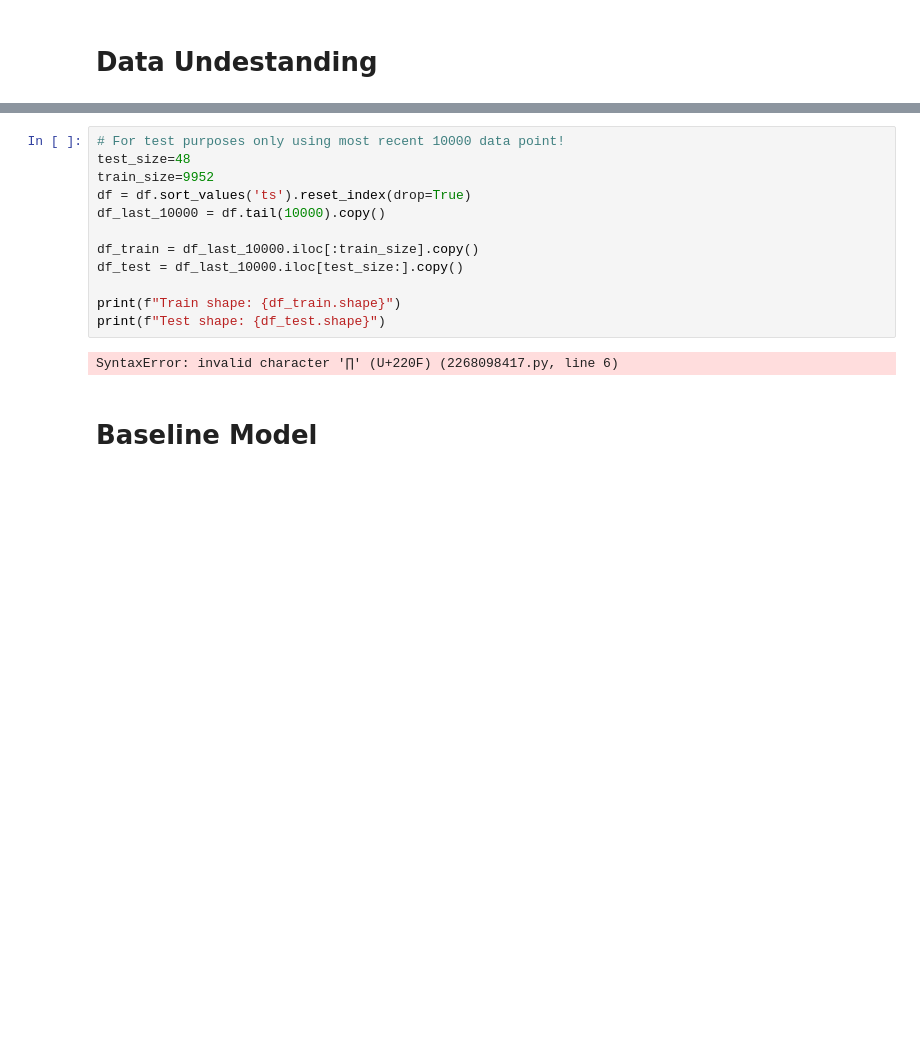
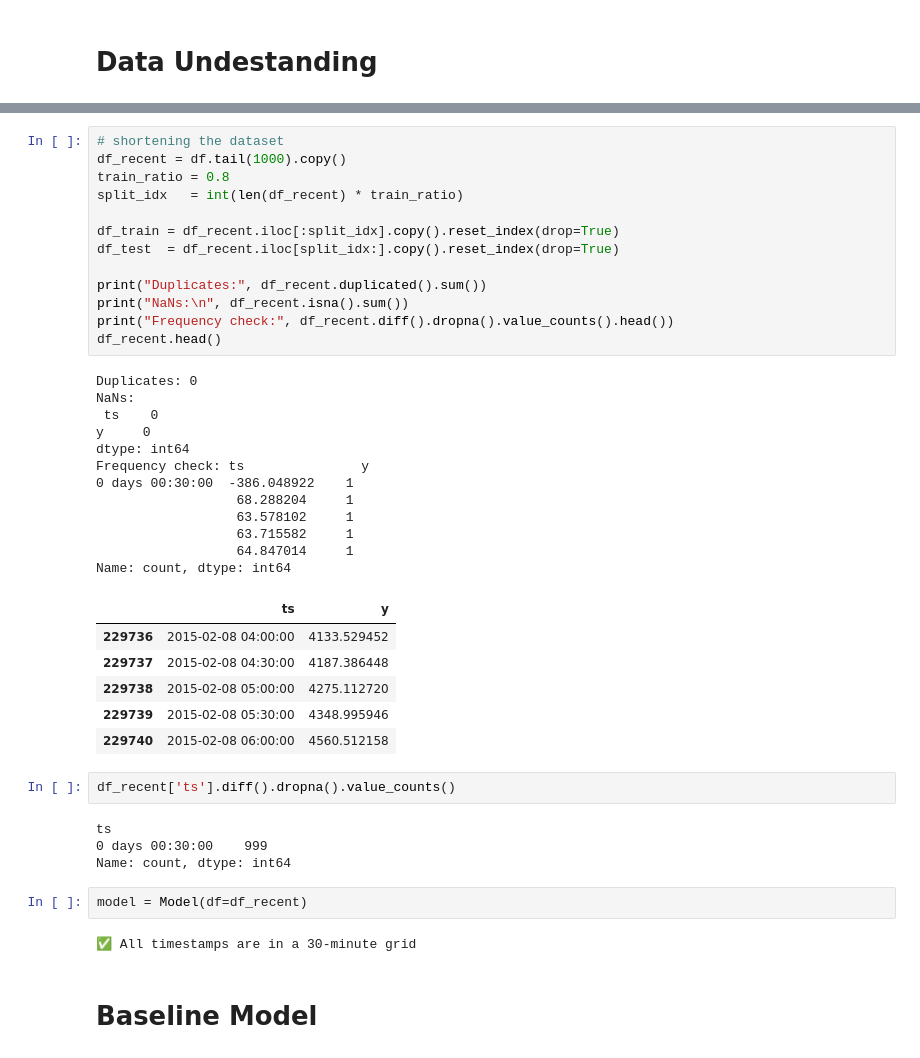
Before and after one commit to florivz/TSF-SS25-TimeGPT, a Jupyter notebook: skripts/forecasting/australian_electricity_model.ipynb, the cells around one changed output, grey strips where cells are left out. Saved outputs shown, nothing was run; the diff lists cells and outputs as text; blank space fills up the shorter version.

```diff
--- a/skripts/forecasting/australian_electricity_model.ipynb
+++ b/skripts/forecasting/australian_electricity_model.ipynb
@@ -61,17 +44,45 @@ plt.show()
 # %%
-# For test purposes only using most recent 10000 data point!
-test_size=48
-train_size=9952
-df = df.sort_values('ts').reset_index(drop=True)
-df_last_10000 = df.tail(10000).copy()
+# shortening the dataset
+df_recent = df.tail(1000).copy()
+train_ratio = 0.8
+split_idx   = int(len(df_recent) * train_ratio)
 
-df_train = df_last_10000.iloc[:train_size].copy()
-df_test = df_last_10000.iloc[test_size:].copy()
+df_train = df_recent.iloc[:split_idx].copy().reset_index(drop=True)
+df_test  = df_recent.iloc[split_idx:].copy().reset_index(drop=True)
 
-print(f"Train shape: {df_train.shape}")
-print(f"Test shape: {df_test.shape}")
+print("Duplicates:", df_recent.duplicated().sum())
+print("NaNs:\n", df_recent.isna().sum())
+print("Frequency check:", df_recent.diff().dropna().value_counts().head())
+df_recent.head()
 # %% [output]
-SyntaxError: invalid character '∏' (U+220F) (2268098417.py, line 6)
+Duplicates: 0
+NaNs:
+ ts    0
+y     0
+dtype: int64
+Frequency check: ts               y
+0 days 00:30:00  -386.048922    1
+                  68.288204     1
+                  63.578102     1
+                  63.715582     1
+                  64.847014     1
+Name: count, dtype: int64
+|  | ts | y |
+| 229736 | 2015-02-08 04:00:00 | 4133.529452 |
+| 229737 | 2015-02-08 04:30:00 | 4187.386448 |
+| 229738 | 2015-02-08 05:00:00 | 4275.112720 |
+| 229739 | 2015-02-08 05:30:00 | 4348.995946 |
+| 229740 | 2015-02-08 06:00:00 | 4560.512158 |
+# %%
+df_recent['ts'].diff().dropna().value_counts()
+# %% [output]
+ts
+0 days 00:30:00    999
+Name: count, dtype: int64
+# %%
+model = Model(df=df_recent)
+# %% [output]
+✅ All timestamps are in a 30-minute grid
 # %% [markdown]
 # Baseline Model
 # %% [markdown]
```
Also changed, not shown: parts of 21 cells of this notebook, 1 other file.
